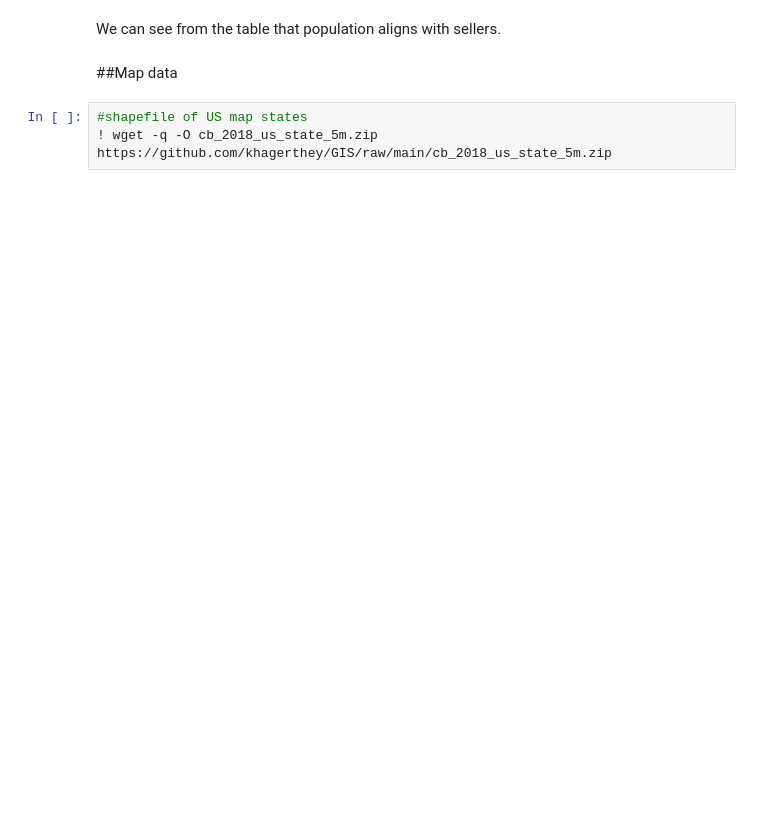
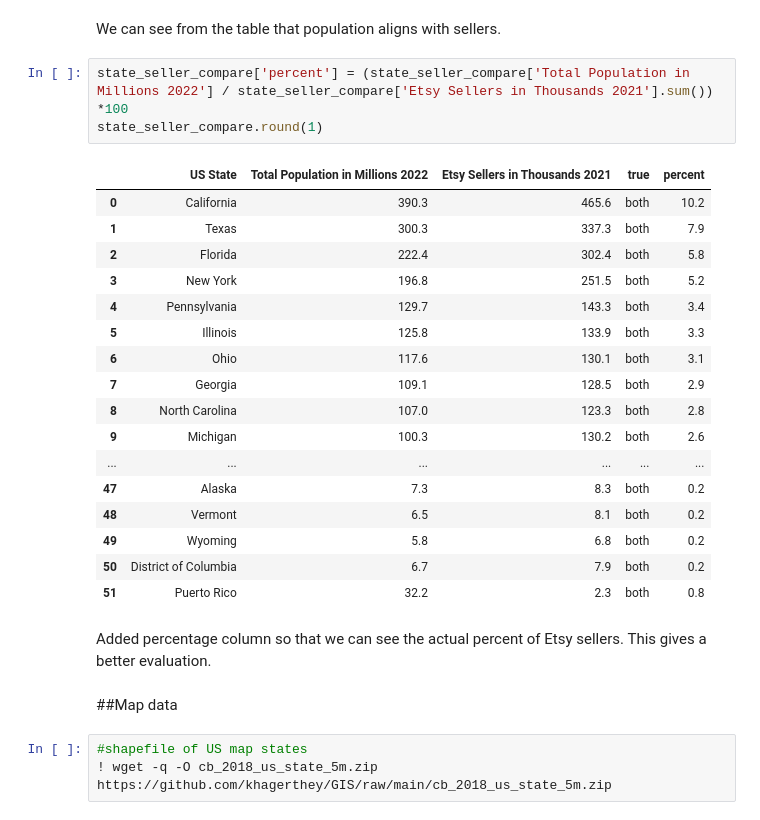
Before and after one commit to khagerthey/GIS, a Jupyter notebook: PS1.ipynb, the cells around one changed output. Cells and saved outputs as stored; diff of their text form; blank space fills up the shorter version.

```diff
--- a/PS1.ipynb
+++ b/PS1.ipynb
@@ -131,6 +134,29 @@ state_seller_compare
 | 51 | Puerto Rico | 32.2 | 2.3 | both |
 # %% [markdown]
 We can see from the table that population aligns with sellers.
+# %%
+state_seller_compare['percent'] = (state_seller_compare['Total Population in Millions 2022'] / state_seller_compare['Etsy Sellers in Thousands 2021'].sum()) *100
+state_seller_compare.round(1)
+# %% [output]
+|  | US State | Total Population in Millions 2022 | Etsy Sellers in Thousands 2021 | true | percent |
+| 0 | California | 390.3 | 465.6 | both | 10.2 |
+| 1 | Texas | 300.3 | 337.3 | both | 7.9 |
+| 2 | Florida | 222.4 | 302.4 | both | 5.8 |
+| 3 | New York | 196.8 | 251.5 | both | 5.2 |
+| 4 | Pennsylvania | 129.7 | 143.3 | both | 3.4 |
+| 5 | Illinois | 125.8 | 133.9 | both | 3.3 |
+| 6 | Ohio | 117.6 | 130.1 | both | 3.1 |
+| 7 | Georgia | 109.1 | 128.5 | both | 2.9 |
+| 8 | North Carolina | 107.0 | 123.3 | both | 2.8 |
+| 9 | Michigan | 100.3 | 130.2 | both | 2.6 |
+| ... | ... | ... | ... | ... | ... |
+| 47 | Alaska | 7.3 | 8.3 | both | 0.2 |
+| 48 | Vermont | 6.5 | 8.1 | both | 0.2 |
+| 49 | Wyoming | 5.8 | 6.8 | both | 0.2 |
+| 50 | District of Columbia | 6.7 | 7.9 | both | 0.2 |
+| 51 | Puerto Rico | 32.2 | 2.3 | both | 0.8 |
+# %% [markdown]
+Added percentage column so that we can see the actual percent of Etsy sellers. This gives a better evaluation.
 # %% [markdown]
 ##Map data
 # %%
```
Also changed, not shown: parts of 7 cells of this notebook.
